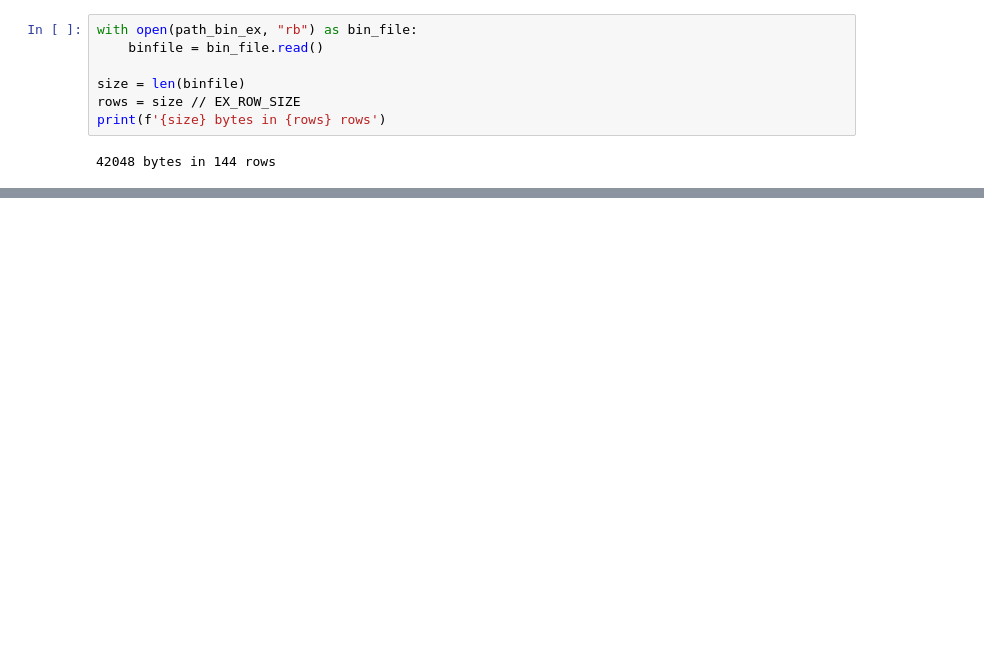
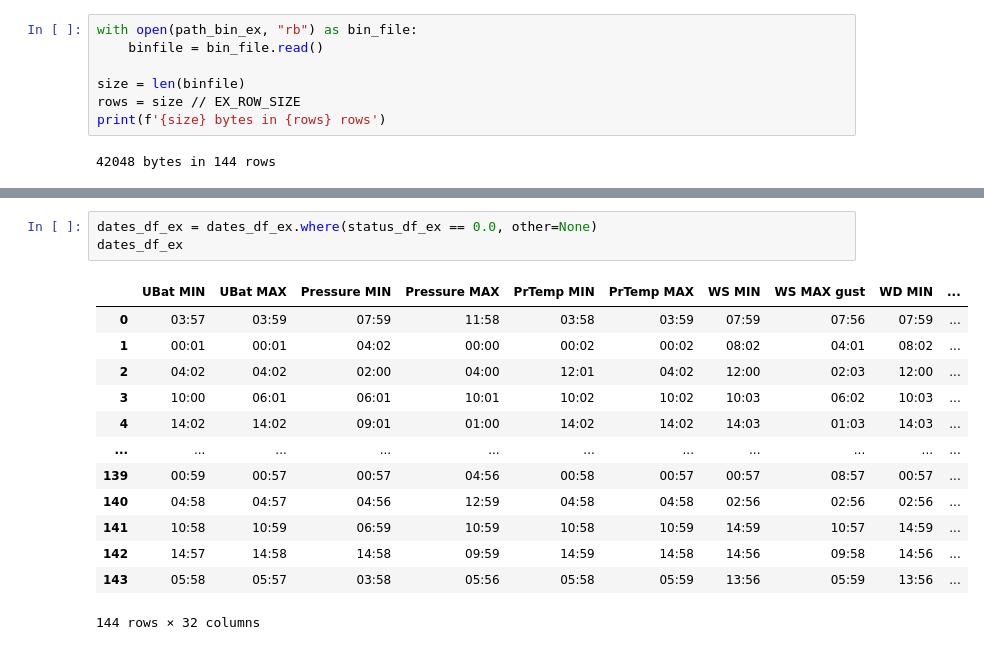
Before and after one commit to raxlab/thies-bin-processor, a Jupyter notebook: bin2txt.ipynb, the cells around one changed output, grey strips where cells are left out. Saved outputs shown, nothing was run; the diff lists cells and outputs as text; blank space fills up the shorter version.

```diff
--- a/bin2txt.ipynb
+++ b/bin2txt.ipynb
@@ -174,0 +200,17 @@ data_df_ex
+# %%
+dates_df_ex = dates_df_ex.where(status_df_ex == 0.0, other=None)
+dates_df_ex
+# %% [output]
+|  | UBat MIN | UBat MAX | Pressure MIN | Pressure MAX | PrTemp MIN | PrTemp MAX | WS MIN | WS MAX gust | WD MIN | ... |
+| 0 | 03:57 | 03:59 | 07:59 | 11:58 | 03:58 | 03:59 | 07:59 | 07:56 | 07:59 | ... |
+| 1 | 00:01 | 00:01 | 04:02 | 00:00 | 00:02 | 00:02 | 08:02 | 04:01 | 08:02 | ... |
+| 2 | 04:02 | 04:02 | 02:00 | 04:00 | 12:01 | 04:02 | 12:00 | 02:03 | 12:00 | ... |
+| 3 | 10:00 | 06:01 | 06:01 | 10:01 | 10:02 | 10:02 | 10:03 | 06:02 | 10:03 | ... |
+| 4 | 14:02 | 14:02 | 09:01 | 01:00 | 14:02 | 14:02 | 14:03 | 01:03 | 14:03 | ... |
+| ... | ... | ... | ... | ... | ... | ... | ... | ... | ... | ... |
+| 139 | 00:59 | 00:57 | 00:57 | 04:56 | 00:58 | 00:57 | 00:57 | 08:57 | 00:57 | ... |
+| 140 | 04:58 | 04:57 | 04:56 | 12:59 | 04:58 | 04:58 | 02:56 | 02:56 | 02:56 | ... |
+| 141 | 10:58 | 10:59 | 06:59 | 10:59 | 10:58 | 10:59 | 14:59 | 10:57 | 14:59 | ... |
+| 142 | 14:57 | 14:58 | 14:58 | 09:59 | 14:59 | 14:58 | 14:56 | 09:58 | 14:56 | ... |
+| 143 | 05:58 | 05:57 | 03:58 | 05:56 | 05:58 | 05:59 | 13:56 | 05:59 | 13:56 | ... |
+144 rows × 32 columns
```
Also changed, not shown: parts of 11 cells of this notebook.
